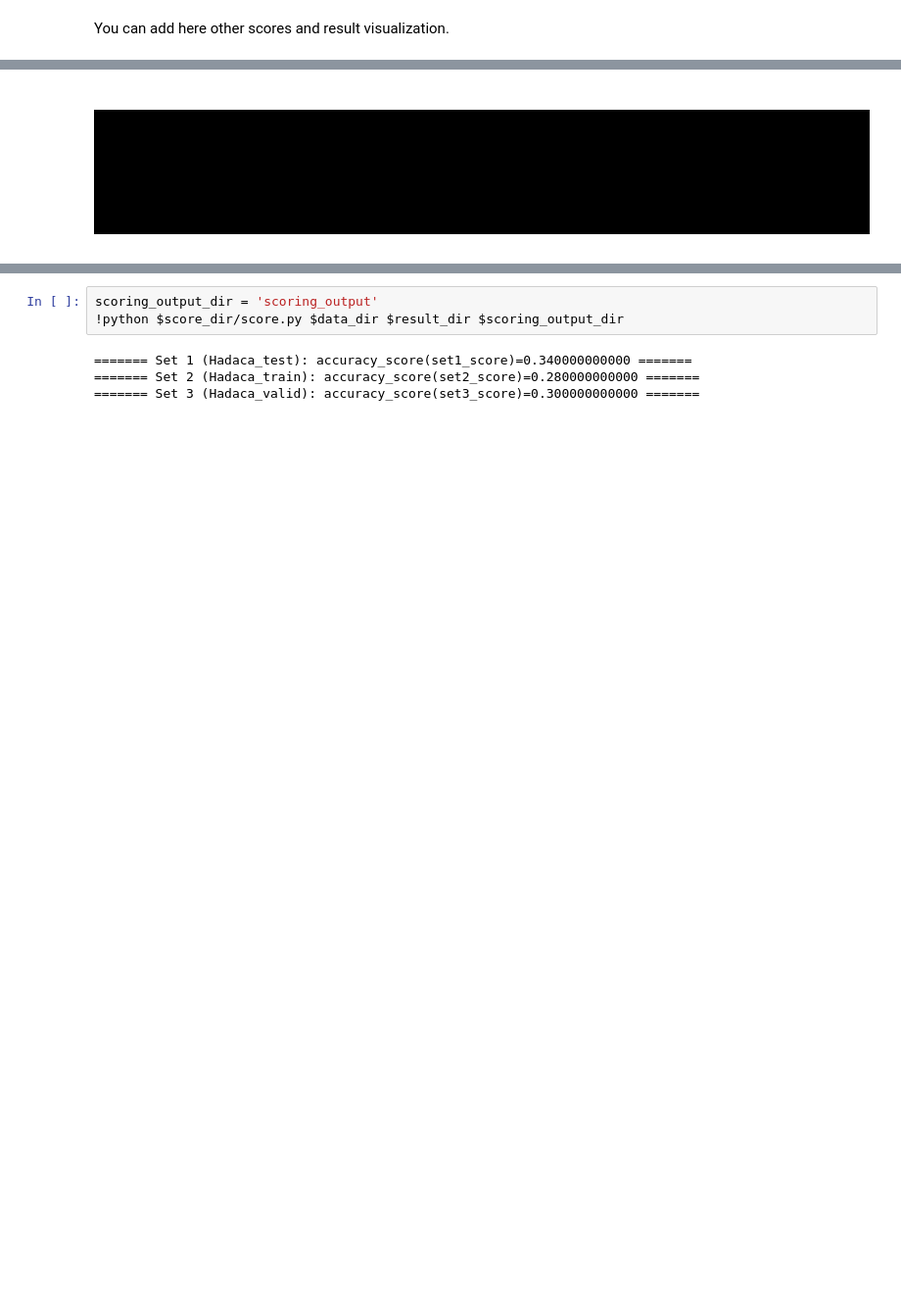
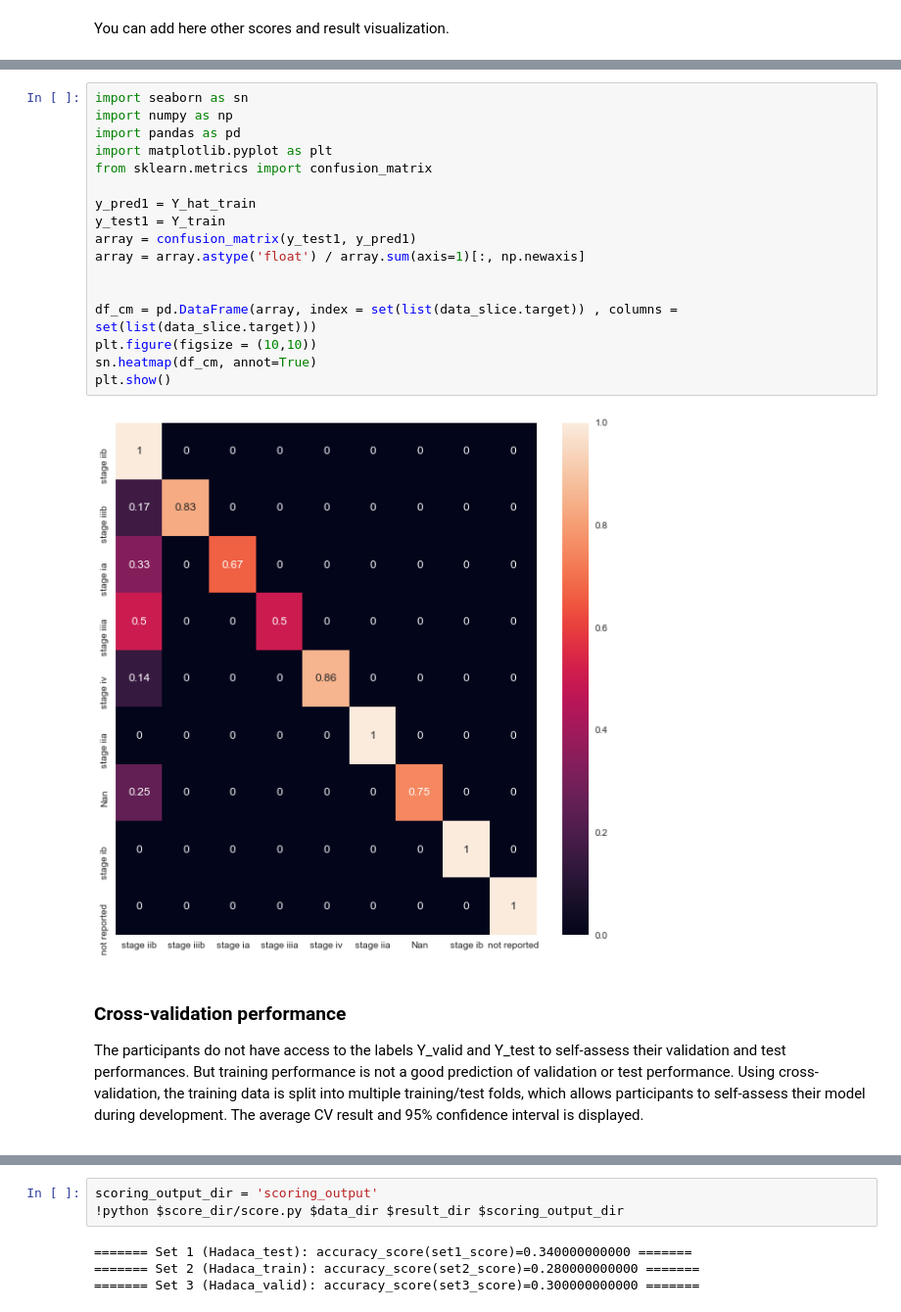
Before and after one commit to HADACA/HADACA, a Jupyter notebook: starting_kit/README.ipynb, the cells around one changed output, grey strips where cells are left out. Shown: that part at 98% size. Cells and saved outputs as stored; diff of their text form; blank space fills up the shorter version.

```diff
--- a/starting_kit/README.ipynb
+++ b/starting_kit/README.ipynb
@@ -266,5 +269,24 @@ array([[14,  0,  0,  0,  0,  0,  0,  0,  0],
+# %%
+import seaborn as sn
+import numpy as np
+import pandas as pd
+import matplotlib.pyplot as plt
+from sklearn.metrics import confusion_matrix
+
+y_pred1 = Y_hat_train
+y_test1 = Y_train
+array = confusion_matrix(y_test1, y_pred1)
+array = array.astype('float') / array.sum(axis=1)[:, np.newaxis]
+
+
+df_cm = pd.DataFrame(array, index = set(list(data_slice.target)) , columns = set(list(data_slice.target)))
+plt.figure(figsize = (10,10))
+sn.heatmap(df_cm, annot=True)
+plt.show()
+# %% [output]
+[figure, added]
 # %% [markdown]
-<div style="background:#000000">
+<div >
     <h3>Cross-validation performance</h3>
     <p>
 The participants do not have access to the labels Y_valid and Y_test to self-assess their validation and test performances. But training performance is not a good prediction of validation or test performance. Using cross-validation, the training data is split into multiple training/test folds, which allows participants to self-assess their model during development. The average CV result and 95% confidence interval is displayed.
```
Also changed, not shown: parts of 35 cells of this notebook, 1 other file.
